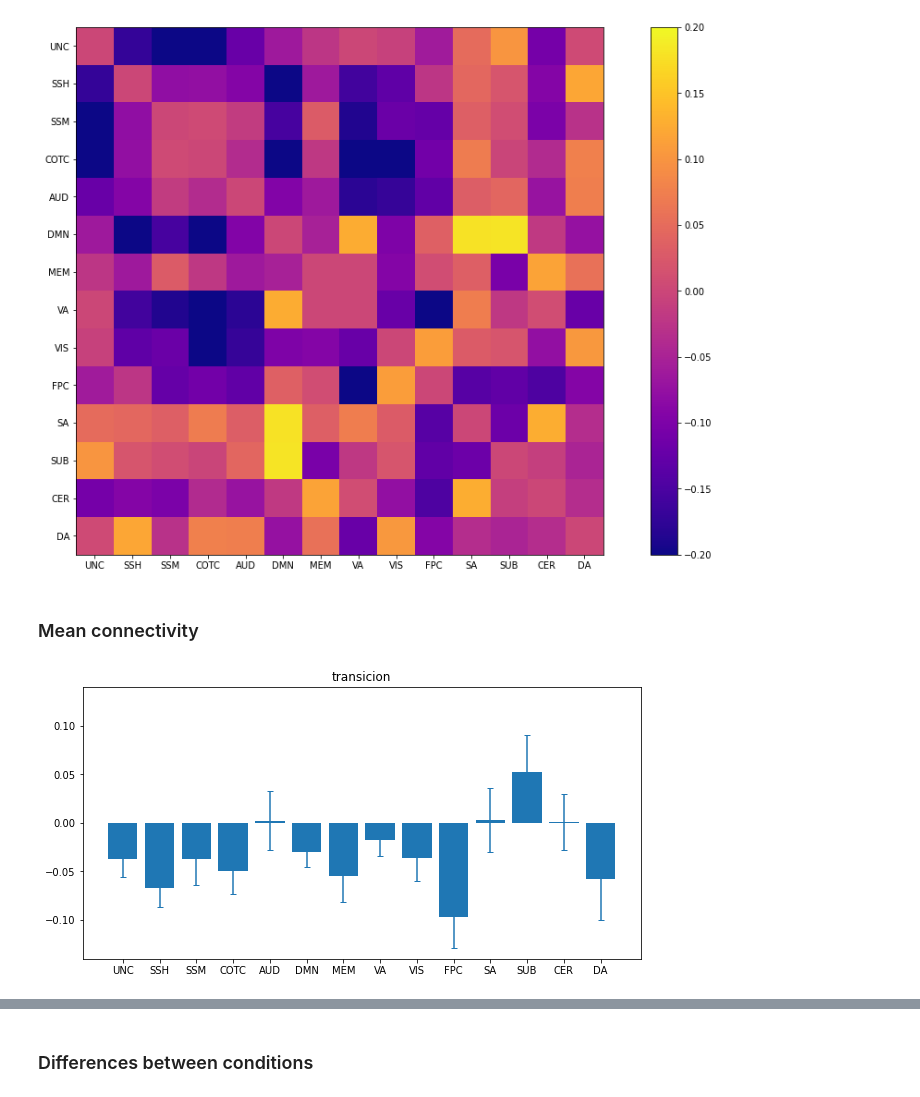
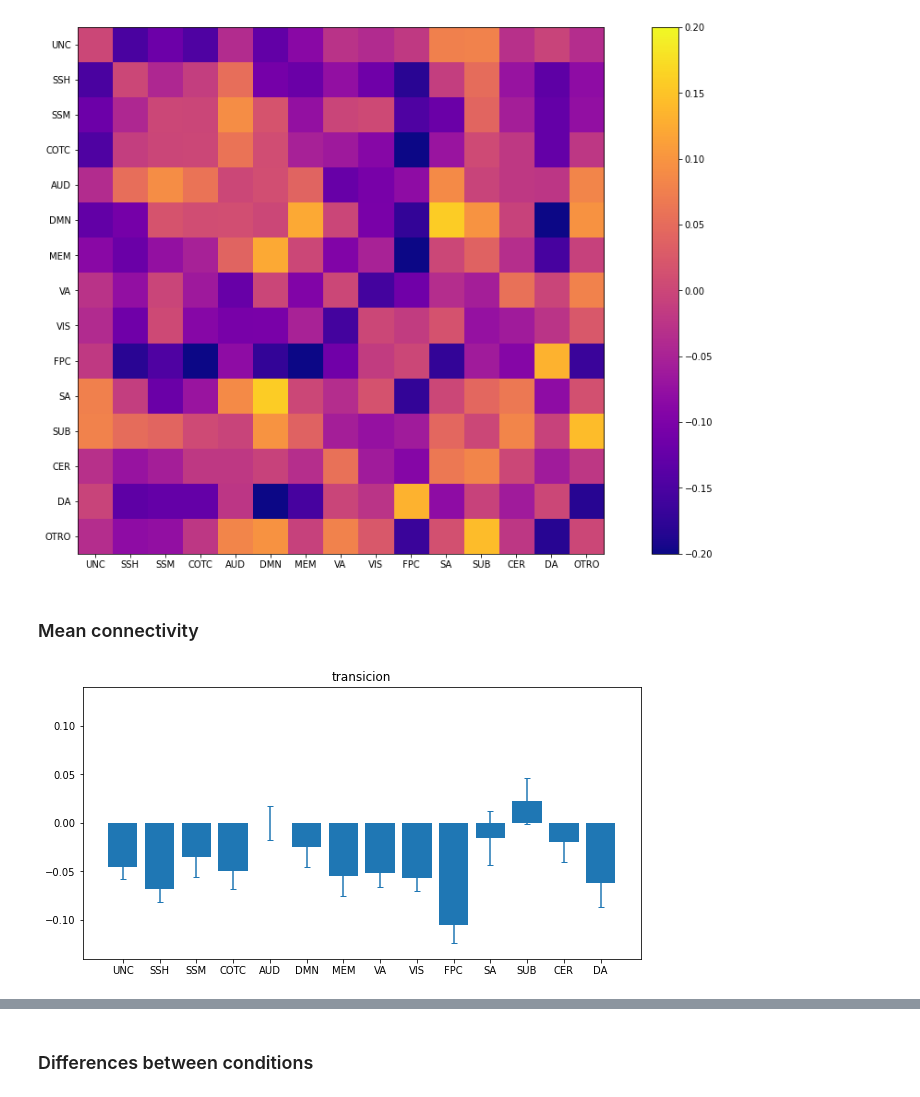
Before and after one commit to dellabellagabriel/states-fmri, a Jupyter notebook: scripts/connectivity/generate_figures/generate-figures.ipynb, the cells around one changed output, grey strips where cells are left out. Saved outputs shown, nothing was run; the diff lists cells and outputs as text; code cells hidden in the pictures.

Commit message:
add functional connectivity

```diff
--- a/scripts/connectivity/generate_figures/generate-figures.ipynb
+++ b/scripts/connectivity/generate_figures/generate-figures.ipynb
@@ -12,7 +12,7 @@ diff_recuperacion = connectivity[:, 3, :, :]-connectivity[:, 0, :, :]
 
 n_sessions = diff_transicion.shape[0]
 
-network_names = ["UNC", "SSH", "SSM", "COTC", "AUD", "DMN", "MEM", "VA", "VIS", "FPC", "SA", "SUB", "CER", "DA"]
+network_names = ["UNC", "SSH", "SSM", "COTC", "AUD", "DMN", "MEM", "VA", "VIS", "FPC", "SA", "SUB", "CER", "DA", "OTRO"]
 # %%
 diff_transicion.shape
 # %% [output]
@@ -20,19 +20,19 @@ diff_transicion.shape
 # %%
 fig = plt.gcf()
 fig.set_size_inches(18.5, 10.5)
 
-plt.imshow(np.mean(diff_recuperacion, axis=0), interpolation='none', vmin=-0.2, vmax=0.2)
+plt.imshow(np.mean(diff_transicion, axis=0), interpolation='none', vmin=-0.2, vmax=0.2)
 plt.set_cmap('plasma')
 ax = plt.gca()
-ax.set_xticks([0,1,2,3,4,5,6,7,8,9,10,11,12,13])
-ax.set_yticks([0,1,2,3,4,5,6,7,8,9,10,11,12,13])
+ax.set_xticks([0,1,2,3,4,5,6,7,8,9,10,11,12,13,14])
+ax.set_yticks([0,1,2,3,4,5,6,7,8,9,10,11,12,13,14])
 ax.set_xticklabels(network_names)
 ax.set_yticklabels(network_names)
 plt.colorbar()
 
-plt.savefig(f"{MAIN_DIR}/results/connectivity/figures/diff_recuperacion.png")
+plt.savefig(f"{MAIN_DIR}/results/connectivity/figures/diff_transicion.png")
 # %% [output]
-[figure, old version]
+[figure, new version]
 # %% [markdown]
 ### Mean connectivity
 # %%
@@ -61,7 +61,7 @@ ax.set_ylim(y_min, y_max)
 plt.title("transicion")
 plt.savefig(f"{MAIN_DIR}/results/connectivity/figures/diff_transicion_por_red.png")
 # %% [output]
-[figure, old version]
+[figure, new version]
 # %%
 fig = plt.gcf()
 fig.set_size_inches(10, 5)
```
Also changed, not shown: parts of 24 cells of this notebook, 5 other files.
